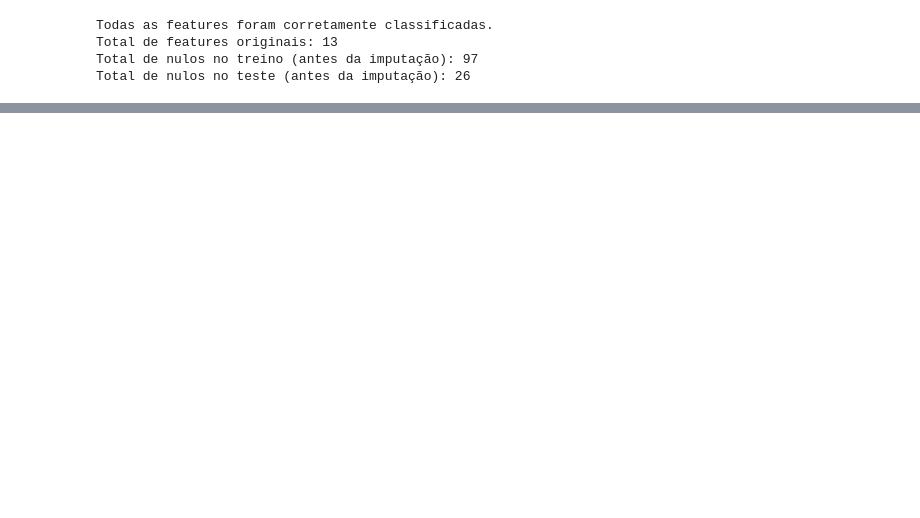
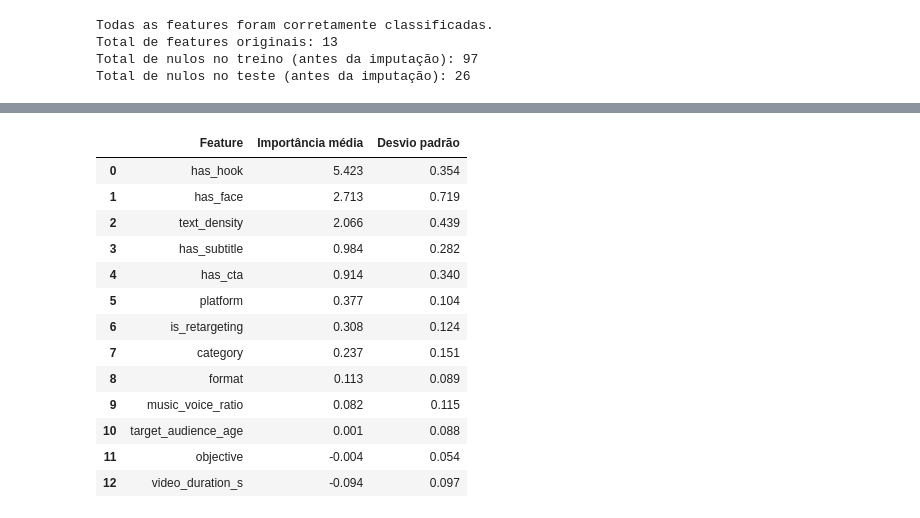
Before and after one commit to joaobaungartner/klike-data-science-challenge, a Jupyter notebook: parte-2.ipynb, the cells around one changed output, grey strips where cells are left out. Cells and saved outputs as stored; diff of their text form; code cells hidden in the pictures; blank space fills up the shorter version.

```diff
--- a/parte-2.ipynb
+++ b/parte-2.ipynb
@@ -362,0 +651,66 @@ Total de nulos no teste (antes da imputação): 26
+# %%
+
+from sklearn.inspection import permutation_importance
+
+# Modelo selecionado após otimização
+melhor_modelo = clone(grid_search.best_estimator_)
+
+importancias_folds = []
+
+# Importância calculada em validação cruzada
+for treino_idx, validacao_idx in cv.split(X_train):
+
+    X_treino_fold = X_train.iloc[treino_idx]
+    X_validacao_fold = X_train.iloc[validacao_idx]
+
+    y_treino_fold = y_train.iloc[treino_idx]
+    y_validacao_fold = y_train.iloc[validacao_idx]
+
+    modelo_fold = clone(melhor_modelo)
+
+    modelo_fold.fit(X_treino_fold, y_treino_fold)
+
+    resultado = permutation_importance(
+        modelo_fold,
+        X_validacao_fold,
+        y_validacao_fold,
+        scoring="neg_mean_absolute_error",
+        n_repeats=10,
+        random_state=RANDOM_STATE,
+        n_jobs=-1
+    )
+
+    importancias_folds.append(
+        resultado.importances_mean
+    )
+
+# Consolidação dos resultados
+importancias_folds = np.array(importancias_folds)
+
+df_importancia = pd.DataFrame({
+    "Feature": X_train.columns,
+    "Importância média": importancias_folds.mean(axis=0),
+    "Desvio padrão": importancias_folds.std(axis=0)
+})
+
+df_importancia = df_importancia.sort_values(
+    by="Importância média",
+    ascending=False
+).reset_index(drop=True)
+
+display(df_importancia.round(3))
+# %% [output]
+|  | Feature | Importância média | Desvio padrão |
+| 0 | has_hook | 5.423 | 0.354 |
+| 1 | has_face | 2.713 | 0.719 |
+| 2 | text_density | 2.066 | 0.439 |
+| 3 | has_subtitle | 0.984 | 0.282 |
+| 4 | has_cta | 0.914 | 0.340 |
+| 5 | platform | 0.377 | 0.104 |
+| 6 | is_retargeting | 0.308 | 0.124 |
+| 7 | category | 0.237 | 0.151 |
+| 8 | format | 0.113 | 0.089 |
+| 9 | music_voice_ratio | 0.082 | 0.115 |
+| 10 | target_audience_age | 0.001 | 0.088 |
+| 11 | objective | -0.004 | 0.054 |
+| 12 | video_duration_s | -0.094 | 0.097 |
```
Also changed, not shown: parts of 17 cells of this notebook.
